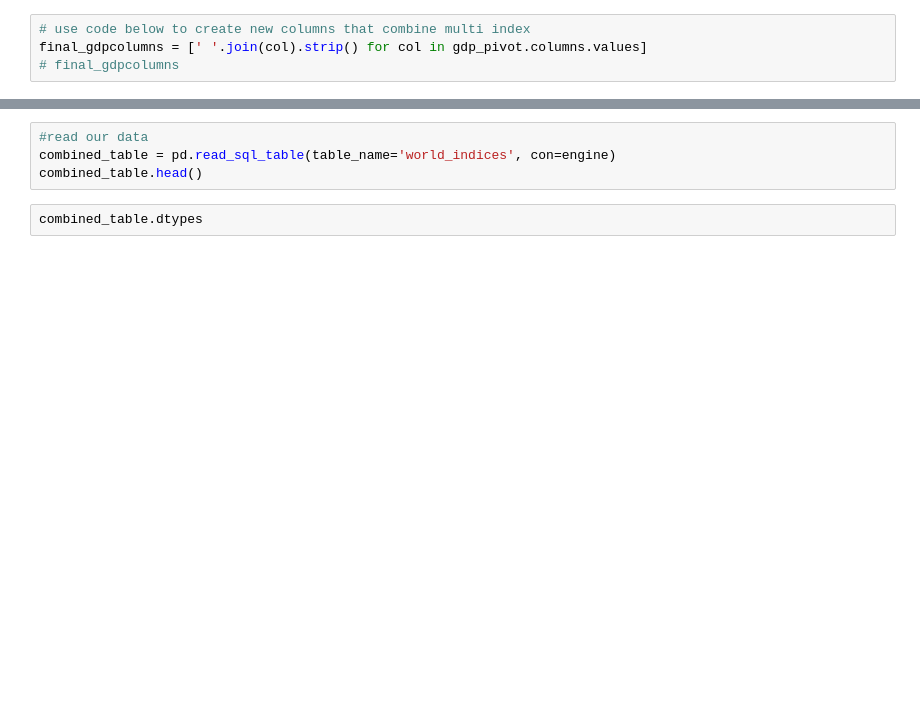
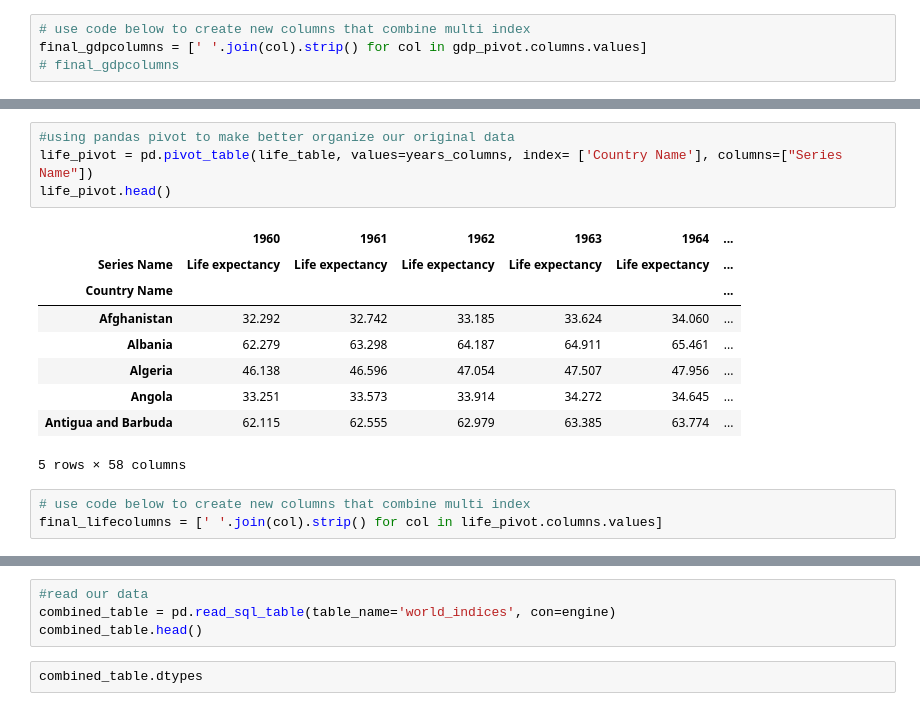
Before and after one commit to Omar-Castillo/Project2_World_Indices, a Jupyter notebook: World_Database.ipynb, the cells around one changed output, grey strips where cells are left out. Drawn from its saved outputs; the diff is of its cells as text; blank space fills up the shorter version.

```diff
--- a/World_Database.ipynb
+++ b/World_Database.ipynb
@@ -154,0 +198,17 @@ gdp_pivot.reset_index().to_json(orient='records')
+# %%
+#using pandas pivot to make better organize our original data
+life_pivot = pd.pivot_table(life_table, values=years_columns, index= ['Country Name'], columns=["Series Name"])
+life_pivot.head()
+# %% [output]
+|  | 1960 | 1961 | 1962 | 1963 | 1964 | ... |
+| Series Name | Life expectancy | Life expectancy | Life expectancy | Life expectancy | Life expectancy | ... |
+| Country Name |  |  |  |  |  | ... |
+| Afghanistan | 32.292 | 32.742 | 33.185 | 33.624 | 34.060 | ... |
+| Albania | 62.279 | 63.298 | 64.187 | 64.911 | 65.461 | ... |
+| Algeria | 46.138 | 46.596 | 47.054 | 47.507 | 47.956 | ... |
+| Angola | 33.251 | 33.573 | 33.914 | 34.272 | 34.645 | ... |
+| Antigua and Barbuda | 62.115 | 62.555 | 62.979 | 63.385 | 63.774 | ... |
+5 rows × 58 columns
+# %%
+# use code below to create new columns that combine multi index
+final_lifecolumns = [' '.join(col).strip() for col in life_pivot.columns.values]
```
Also changed, not shown: parts of 8 cells of this notebook, 1 other file.
